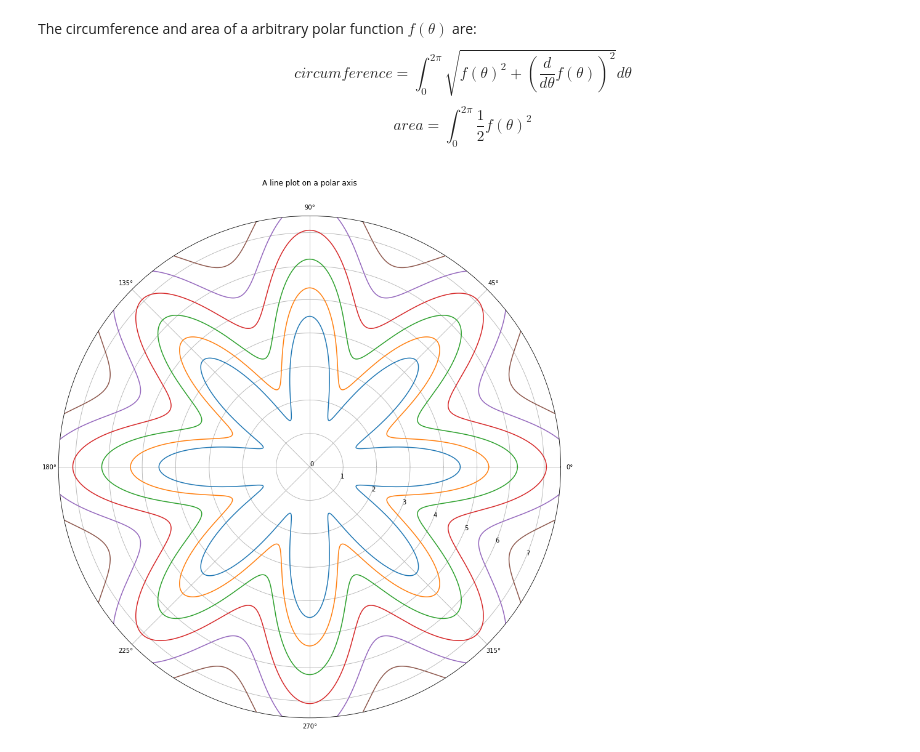
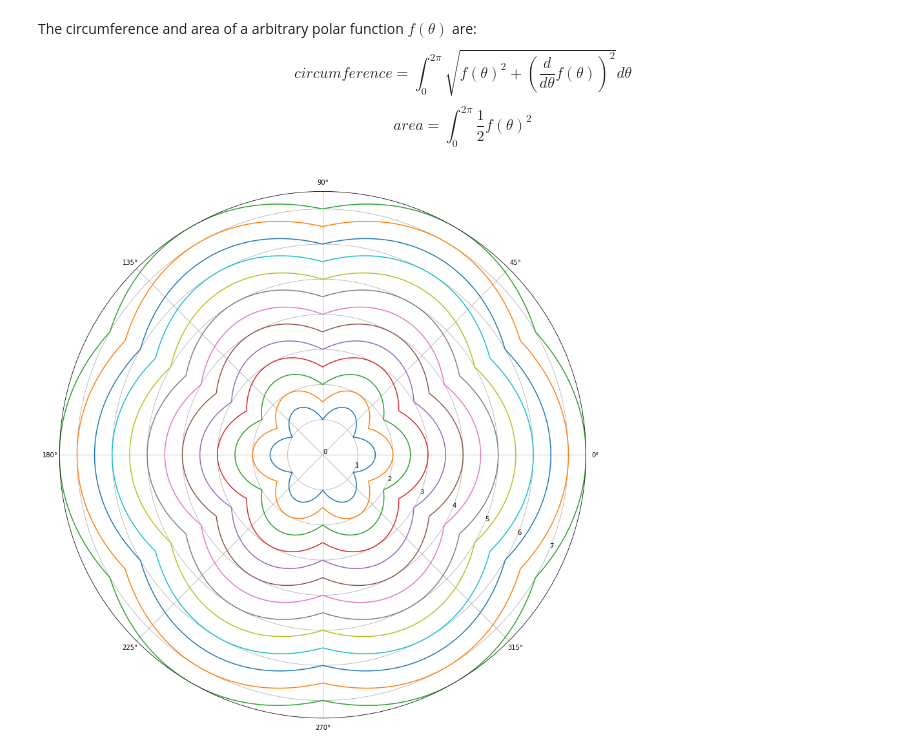
Before and after one commit to bokonine/rocketsim, a Jupyter notebook: BurnSim.ipynb, the cells around one changed output. Drawn from its saved outputs; the diff is of its cells as text; code cells hidden in the pictures.

```diff
--- a/BurnSim.ipynb
+++ b/BurnSim.ipynb
@@ -8,35 +8,28 @@ from scipy import integrate
 from scipy import misc
 import matplotlib.pyplot as plt
 import math
+import ipynb.fs.full.utils as utils
+
 plt.rcParams['figure.figsize'] = [10, 10]
 
 Do = 15
-do = 3
+do = 2
 
-r = lambda θ,dmm=0 : do/2+dmm+((1.5+1.5*np.cos(8*θ))*np.power(.95,dmm))
-r_area = lambda θ,mm=0: .5*(r(θ,mm)**2)
-hole_area = lambda b_mm: integrate.quad(r_area, 0, 2*math.pi, args=(b_mm))
-
-drdθ = lambda θ: misc.derivative(r, θ)
-r_circum = lambda θ,b_mm: np.sqrt(r(θ)**2 + drdθ(θ)**2)
-hole_circumference = lambda b_mm: integrate.quad(r_circum, 0, 2*math.pi, args=(b_mm))
+r = lambda theta,dmm=0 : do/2+dmm+(np.abs(0.5*np.cos(3*theta)))
 # %%
-# show burn progression
-%matplotlib inline
+#show burn progression
 plt.rcParams['figure.figsize'] = [15, 15]
 
-Δburn = np.arange(0,Do/2-do/2,1)
-Δtheta = np.linspace(0,2*math.pi,1000)
+deltaburn = np.arange(0,Do/2-do/2,.5)
+deltatheta = np.linspace(0,2*math.pi,1024)
 
 ax = plt.subplot(111, projection='polar',label='1')
-for burnInc in Δburn: ax.plot(Δtheta, r(Δtheta, burnInc))
+for burnInc in deltaburn: ax.plot(deltatheta, r(deltatheta, burnInc))
 ax.set_rmax(Do/2)
 ax.set_rticks(np.arange(0,Do/2,1))  # less radial ticks
 ax.set_rlabel_position(-22.5)  # get radial labels away from plotted line
 ax.grid(True)
 
-ax.set_title("A line plot on a polar axis", va='bottom')
-
 plt.show()
 # %% [output]
-[figure, old version]
+[figure, new version]
```
Also changed, not shown: 1 other file.
